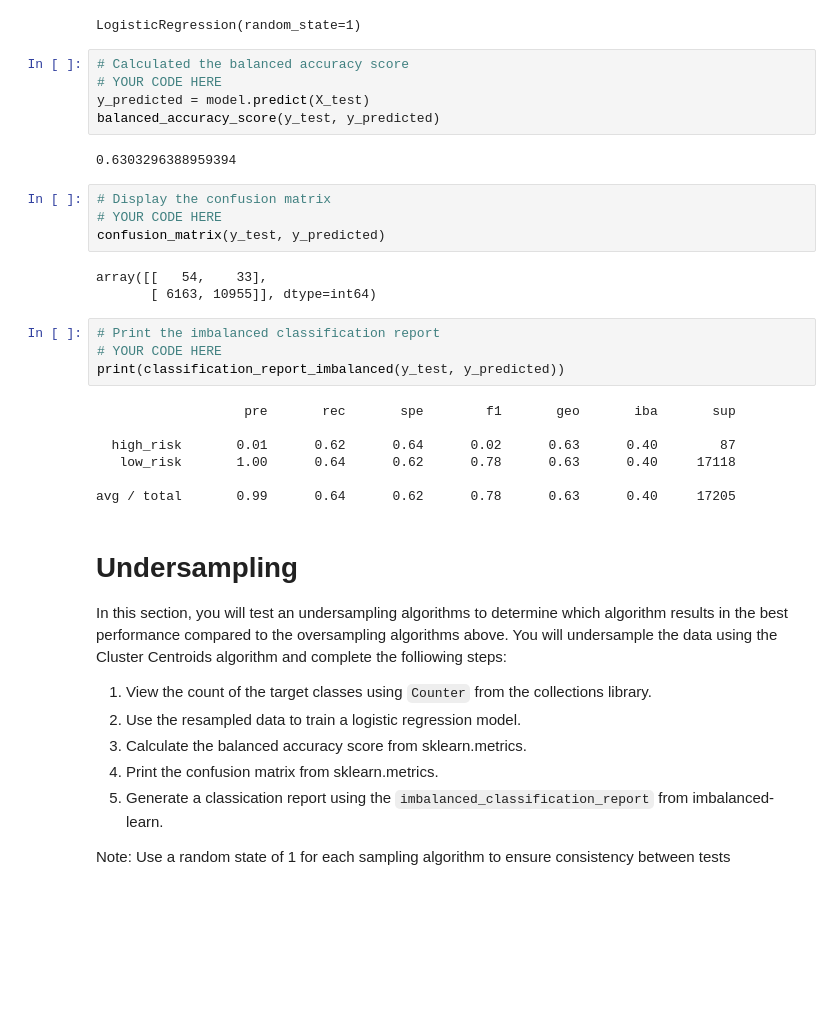
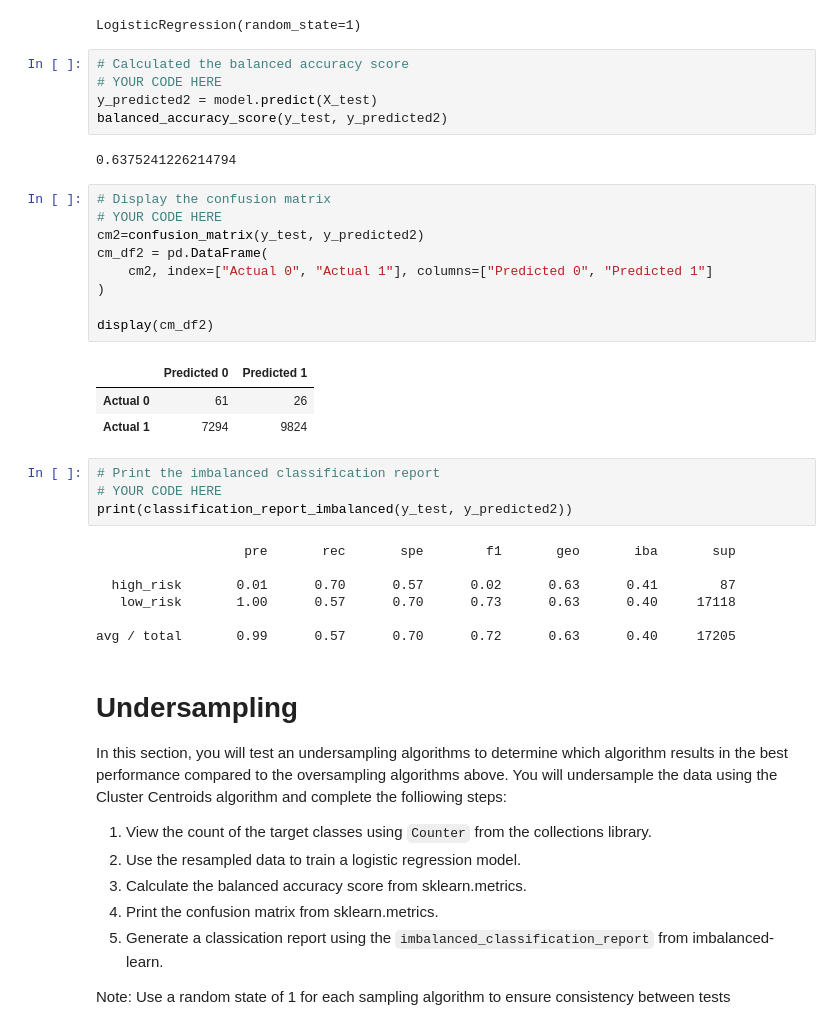
Before and after one commit to AnnSweetNanners/machine-learning-homework, a Jupyter notebook: 11-Machine-Learning/Instructions/Starter_Code/credit_risk_resampling.ipynb, the cells around one changed output. Cells and saved outputs as stored; diff of their text form; blank space fills up the shorter version.

```diff
--- a/11-Machine-Learning/Instructions/Starter_Code/credit_risk_resampling.ipynb
+++ b/11-Machine-Learning/Instructions/Starter_Code/credit_risk_resampling.ipynb
@@ -238,28 +239,34 @@ LogisticRegression(random_state=1)
 # %%
 # Calculated the balanced accuracy score
 # YOUR CODE HERE
-y_predicted = model.predict(X_test)
-balanced_accuracy_score(y_test, y_predicted)
+y_predicted2 = model.predict(X_test)
+balanced_accuracy_score(y_test, y_predicted2)
 # %% [output]
-0.6303296388959394
+0.6375241226214794
 # %%
 # Display the confusion matrix
 # YOUR CODE HERE
-confusion_matrix(y_test, y_predicted)
+cm2=confusion_matrix(y_test, y_predicted2)
+cm_df2 = pd.DataFrame(
+    cm2, index=["Actual 0", "Actual 1"], columns=["Predicted 0", "Predicted 1"]
+)
+
+display(cm_df2)
 # %% [output]
-array([[   54,    33],
-       [ 6163, 10955]], dtype=int64)
+|  | Predicted 0 | Predicted 1 |
+| Actual 0 | 61 | 26 |
+| Actual 1 | 7294 | 9824 |
 # %%
 # Print the imbalanced classification report
 # YOUR CODE HERE
-print(classification_report_imbalanced(y_test, y_predicted))
+print(classification_report_imbalanced(y_test, y_predicted2))
 # %% [output]
                    pre       rec       spe        f1       geo       iba       sup
 
-  high_risk       0.01      0.62      0.64      0.02      0.63      0.40        87
-   low_risk       1.00      0.64      0.62      0.78      0.63      0.40     17118
+  high_risk       0.01      0.70      0.57      0.02      0.63      0.41        87
+   low_risk       1.00      0.57      0.70      0.73      0.63      0.40     17118
 
-avg / total       0.99      0.64      0.62      0.78      0.63      0.40     17205
+avg / total       0.99      0.57      0.70      0.72      0.63      0.40     17205
 # %% [markdown]
 # Undersampling
 
```
Also changed, not shown: parts of 13 cells of this notebook, 1 other file.
